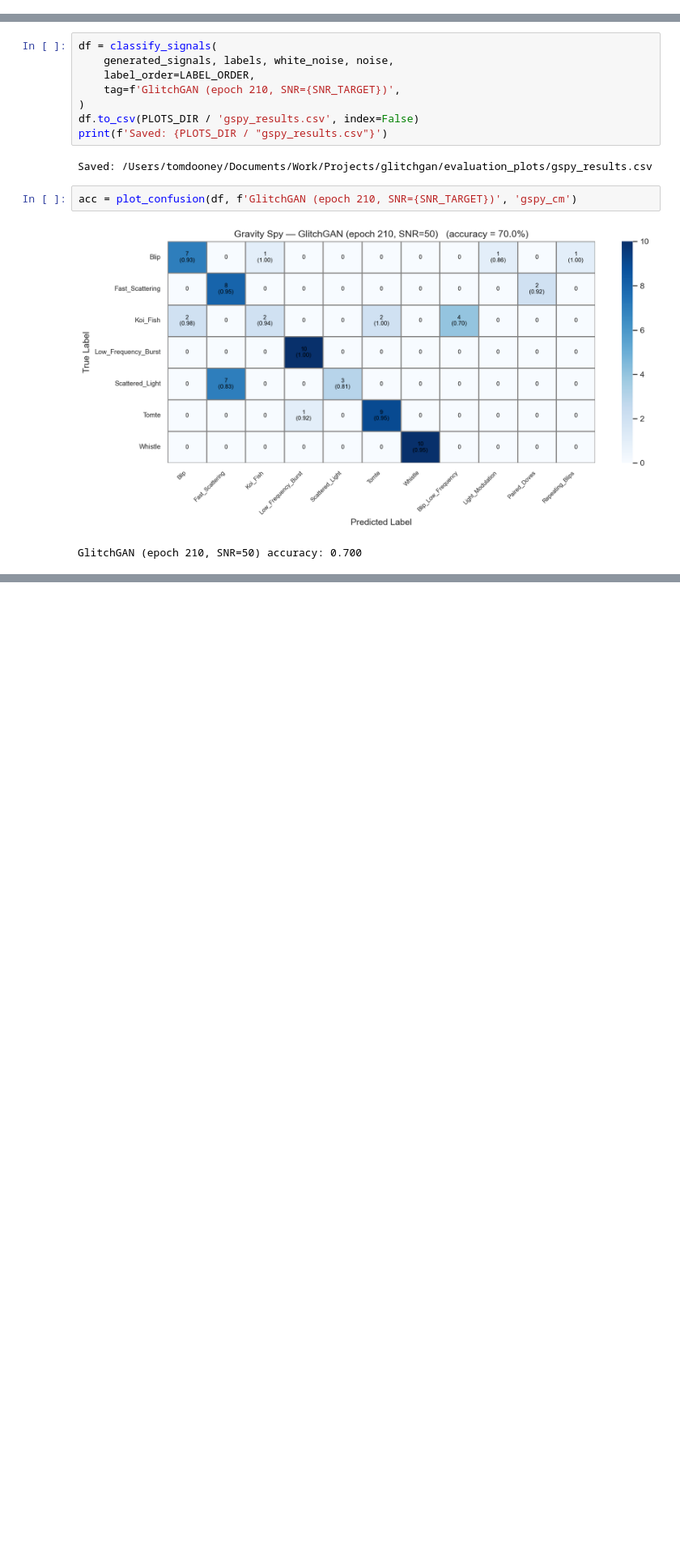
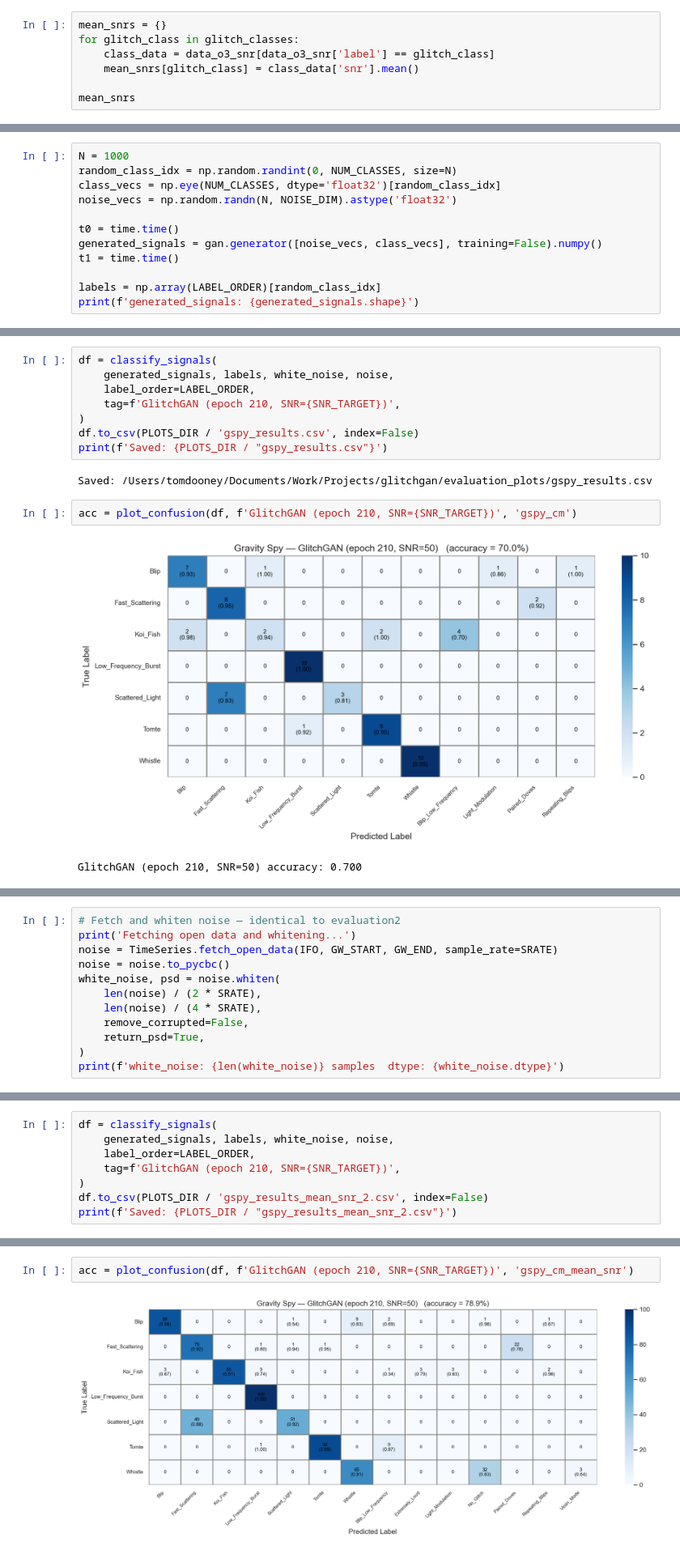
Before and after one commit to tomdooney95/glitchgan, a Jupyter notebook: notebooks/gspy_classification.ipynb, the cells around one changed output, grey strips where cells are left out. Shown at 81% size. Drawn from its saved outputs; the diff is of its cells as text; blank space fills up the shorter version.

```diff
--- a/notebooks/gspy_classification.ipynb
+++ b/notebooks/gspy_classification.ipynb
@@ -92,0 +109,7 @@ Model exists : True
+# %%
+mean_snrs = {}
+for glitch_class in glitch_classes:
+    class_data = data_o3_snr[data_o3_snr['label'] == glitch_class]
+    mean_snrs[glitch_class] = class_data['snr'].mean()
+
+mean_snrs
@@ -117,0 +169,12 @@ labels           : (70,)
+# %%
+N = 1000
+random_class_idx = np.random.randint(0, NUM_CLASSES, size=N)
+class_vecs = np.eye(NUM_CLASSES, dtype='float32')[random_class_idx]
+noise_vecs = np.random.randn(N, NOISE_DIM).astype('float32')
+
+t0 = time.time()
+generated_signals = gan.generator([noise_vecs, class_vecs], training=False).numpy()
+t1 = time.time()
+
+labels = np.array(LABEL_ORDER)[random_class_idx]
+print(f'generated_signals: {generated_signals.shape}')
@@ -292,0 +486,12 @@ GlitchGAN (epoch 210, SNR=50) accuracy: 0.700
+# %%
+# Fetch and whiten noise — identical to evaluation2
+print('Fetching open data and whitening...')
+noise = TimeSeries.fetch_open_data(IFO, GW_START, GW_END, sample_rate=SRATE)
+noise = noise.to_pycbc()
+white_noise, psd = noise.whiten(
+    len(noise) / (2 * SRATE),
+    len(noise) / (4 * SRATE),
+    remove_corrupted=False,
+    return_psd=True,
+)
+print(f'white_noise: {len(white_noise)} samples  dtype: {white_noise.dtype}')
@@ -292,0 +501,8 @@ GlitchGAN (epoch 210, SNR=50) accuracy: 0.700
+# %%
+df = classify_signals(
+    generated_signals, labels, white_noise, noise,
+    label_order=LABEL_ORDER,
+    tag=f'GlitchGAN (epoch 210, SNR={SNR_TARGET})',
+)
+df.to_csv(PLOTS_DIR / 'gspy_results_mean_snr_2.csv', index=False)
+print(f'Saved: {PLOTS_DIR / "gspy_results_mean_snr_2.csv"}')
@@ -292,0 +511,4 @@ GlitchGAN (epoch 210, SNR=50) accuracy: 0.700
+# %%
+acc = plot_confusion(df, f'GlitchGAN (epoch 210, SNR={SNR_TARGET})', 'gspy_cm_mean_snr')
+# %% [output]
+[figure, added]
```
Also changed, not shown: parts of 18 cells of this notebook.
